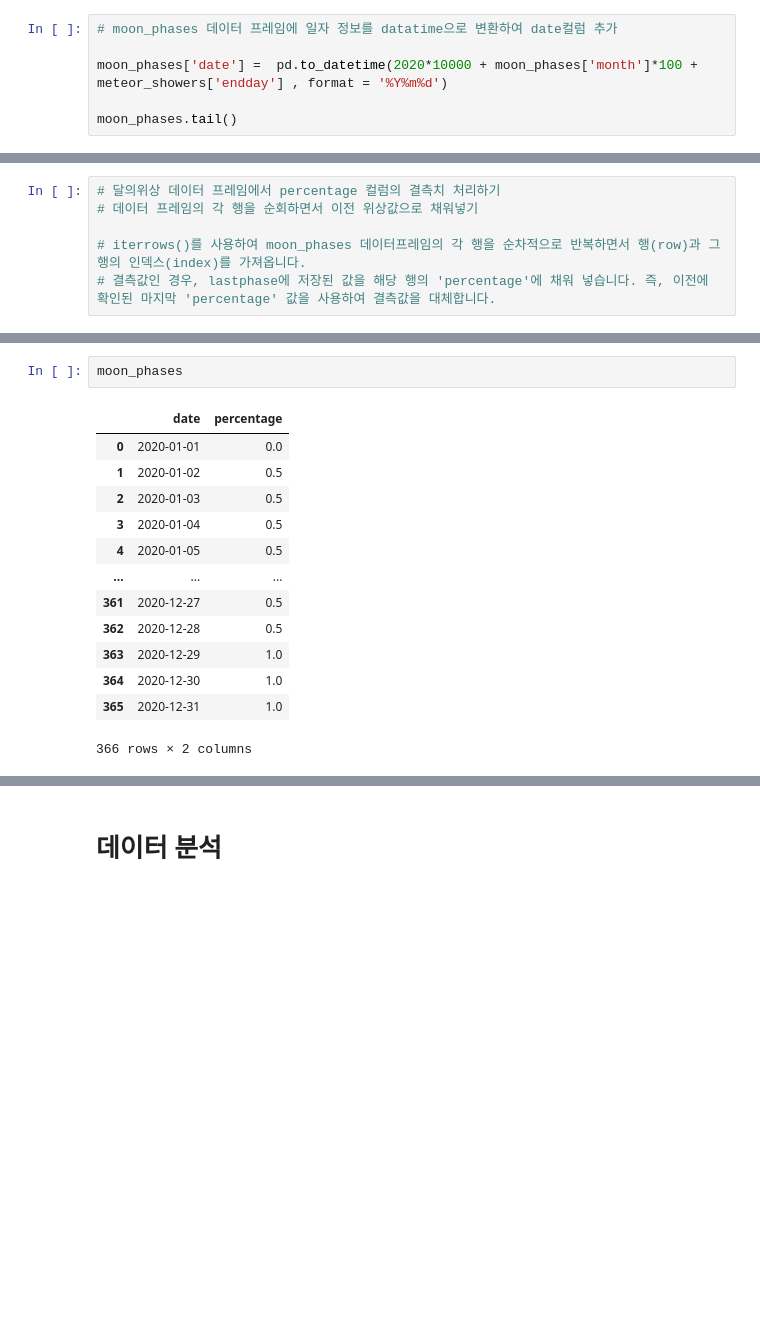
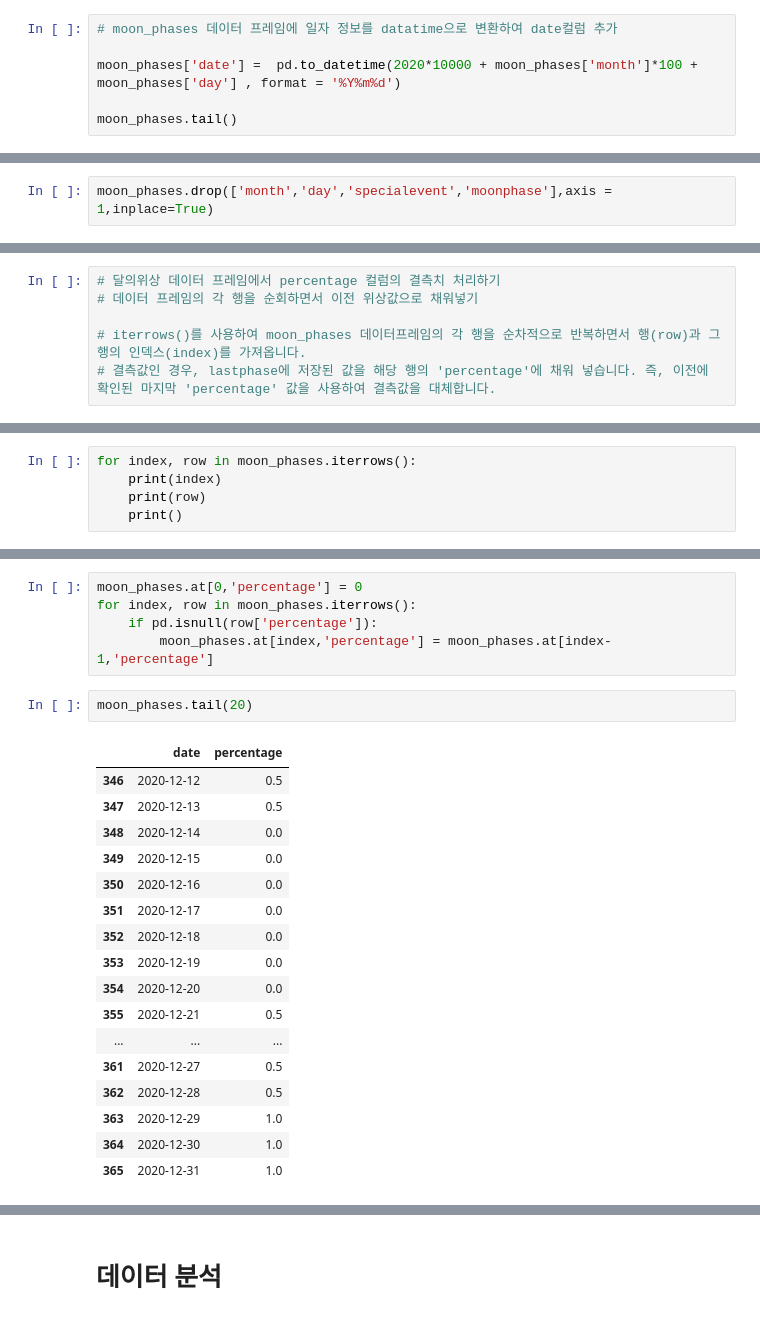
Before and after one commit to hongwon1031/testRepo, a Jupyter notebook: 12/OverTheMoon_유성우.ipynb, the cells around one changed output, grey strips where cells are left out. Cells and saved outputs as stored; diff of their text form; blank space fills up the shorter version.

```diff
--- a/12/OverTheMoon_유성우.ipynb
+++ b/12/OverTheMoon_유성우.ipynb
@@ -256,7 +272,7 @@ meteor_showers
 # %%
 # moon_phases 데이터 프레임에 일자 정보를 datatime으로 변환하여 date컬럼 추가
 
-moon_phases['date'] =  pd.to_datetime(2020*10000 + moon_phases['month']*100 + meteor_showers['endday'] , format = '%Y%m%d')
+moon_phases['date'] =  pd.to_datetime(2020*10000 + moon_phases['month']*100 + moon_phases['day'] , format = '%Y%m%d')
 
 moon_phases.tail()
 # %% [output]
@@ -322,0 +350,2 @@ moon_phases
+# %%
+moon_phases.drop(['month','day','specialevent','moonphase'],axis = 1,inplace=True)
@@ -339,0 +409,5 @@ constellations
+# %%
+for index, row in moon_phases.iterrows():
+    print(index)
+    print(row)
+    print()
@@ -340,19 +447,28 @@ constellations
+# %%
+moon_phases.at[0,'percentage'] = 0
+for index, row in moon_phases.iterrows():
+    if pd.isnull(row['percentage']):
+        moon_phases.at[index,'percentage'] = moon_phases.at[index-1,'percentage']
 # %%
-moon_phases
+moon_phases.tail(20)
 # %% [output]
 |  | date | percentage |
-| 0 | 2020-01-01 | 0.0 |
-| 1 | 2020-01-02 | 0.5 |
-| 2 | 2020-01-03 | 0.5 |
-| 3 | 2020-01-04 | 0.5 |
-| 4 | 2020-01-05 | 0.5 |
+| 346 | 2020-12-12 | 0.5 |
+| 347 | 2020-12-13 | 0.5 |
+| 348 | 2020-12-14 | 0.0 |
+| 349 | 2020-12-15 | 0.0 |
+| 350 | 2020-12-16 | 0.0 |
+| 351 | 2020-12-17 | 0.0 |
+| 352 | 2020-12-18 | 0.0 |
+| 353 | 2020-12-19 | 0.0 |
+| 354 | 2020-12-20 | 0.0 |
+| 355 | 2020-12-21 | 0.5 |
 | ... | ... | ... |
 | 361 | 2020-12-27 | 0.5 |
 | 362 | 2020-12-28 | 0.5 |
 | 363 | 2020-12-29 | 1.0 |
 | 364 | 2020-12-30 | 1.0 |
 | 365 | 2020-12-31 | 1.0 |
-366 rows × 2 columns
 # %%
 moon_phases.info()
 # %% [output]
```
Also changed, not shown: parts of 32 cells of this notebook, 1 other file.
